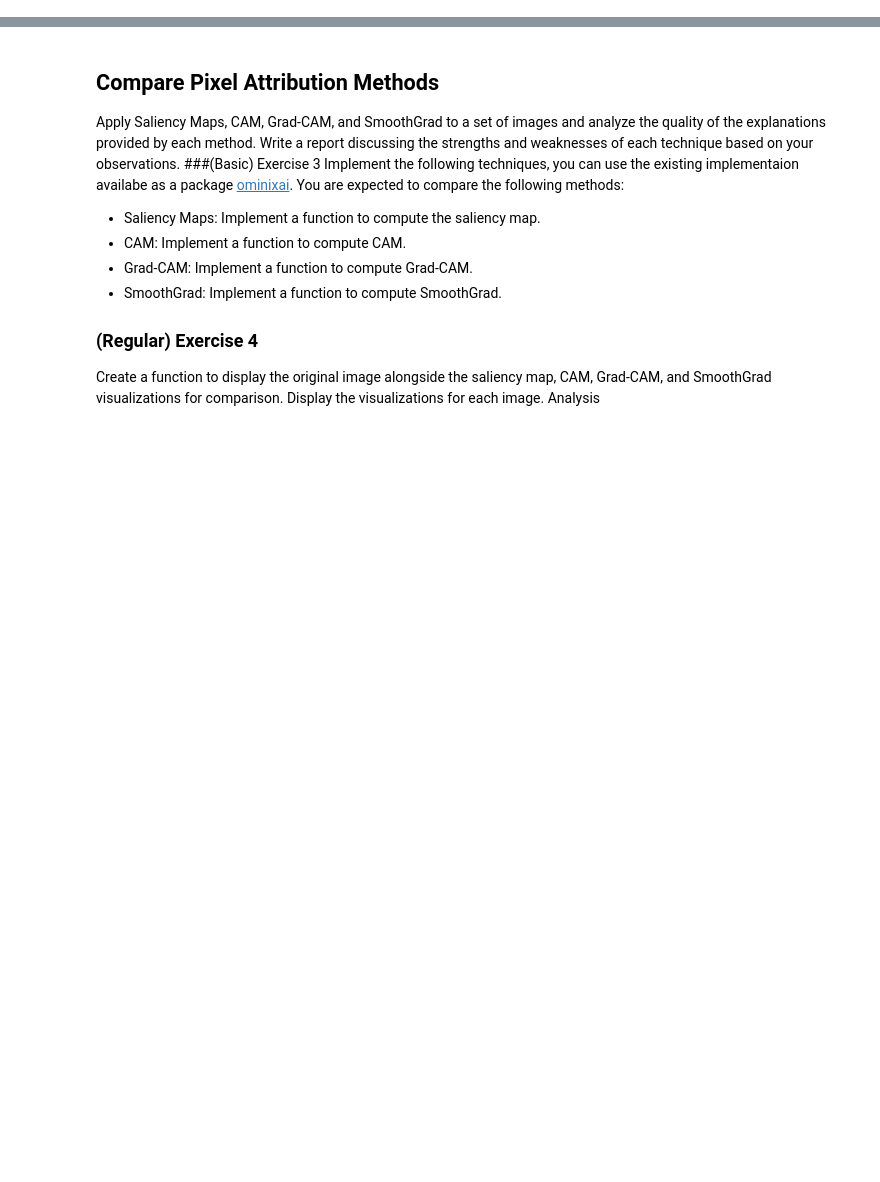
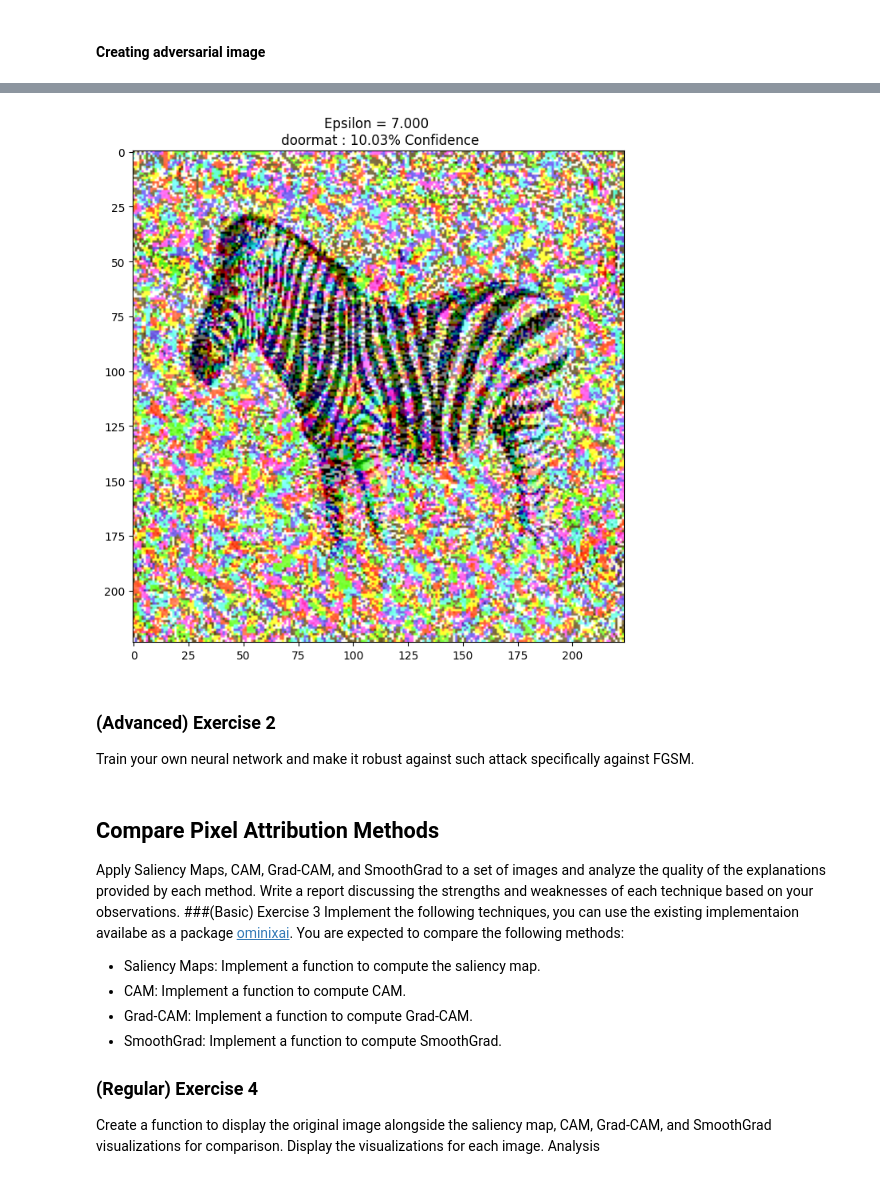
Before and after one commit to Wan-Razaq/Expainable-AI, a Jupyter notebook: 2024_Lecture_3_XAI.ipynb, the cells around one changed output, grey strips where cells are left out. Cells and saved outputs as stored; diff of their text form; code cells hidden in the pictures; blank space fills up the shorter version.

```diff
--- a/2024_Lecture_3_XAI.ipynb
+++ b/2024_Lecture_3_XAI.ipynb
@@ -24,0 +70,2 @@ Train your own neural network and make it robust against such attack specificall
+# %% [markdown]
+#### Creating adversarial image
@@ -24,0 +90,29 @@ Train your own neural network and make it robust against such attack specificall
+# %%
+# Get the input label of the image.
+zebra_retriever_index = 80 #https://gist.github.com/aaronpolhamus/964a4411c0906315deb9f4a3723aac57
+label = tf.one_hot(zebra_retriever_index, image_probs.shape[-1])
+label = tf.reshape(label, (1, image_probs.shape[-1]))
+
+perturbations = create_adversarial_pattern(image, label)
+#plt.imshow(perturbations[0] * 0.5 + 0.5);  # To change [-1, 1] to [0,1]
+# %%
+def display_images(image, description):
+  _, label, confidence = get_imagenet_label(pretrained_model.predict(image))
+  plt.figure()
+  plt.imshow(image[0]*0.5+0.5)
+  plt.title('{} \n {} : {:.2f}% Confidence'.format(description,
+                                                   label, confidence*100))
+  plt.show()
+# %%
+rangeList = range(0,100,1)
+epsilons = [x/10 for x in rangeList]
+descriptions = [('Epsilon = {:0.3f}'.format(eps) if eps else 'Input')
+                for eps in epsilons]
+
+while get_imagenet_label != "zebra":
+  #for i, eps in enumerate(epsilons):
+  adv_x = image + eps*perturbations
+  adv_x = tf.clip_by_value(adv_x, -1, 1)
+  display_images(adv_x, descriptions[i])
+  break #stopping the while loop after first succes
+# %% [output]
@@ -25,3 +120,7 @@ Train your own neural network and make it robust against such attack specificall
+[figure, added]
+# %% [markdown]
+### (Advanced) Exercise 2
+Train your own neural network and make it robust against such attack specifically against FGSM.
 # %%
 # Your code here
 # %% [markdown]
```
Also changed, not shown: parts of 9 cells of this notebook, 1 other file.
